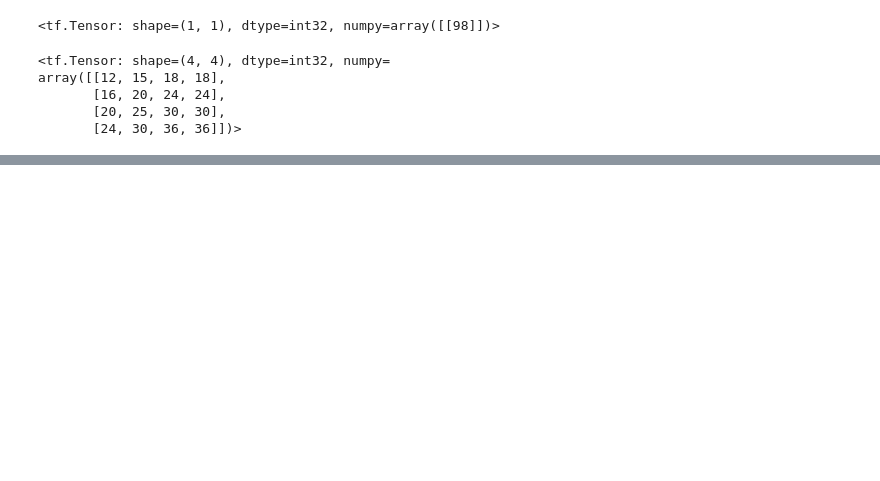
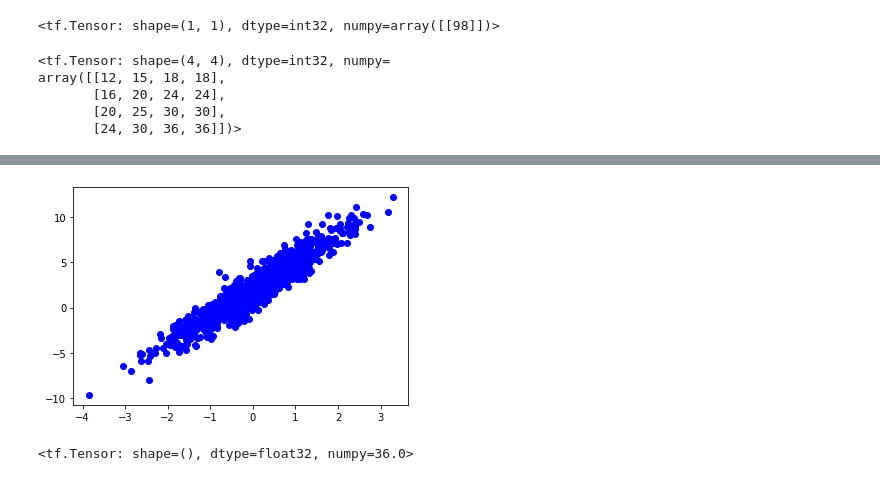
Before and after one commit to nitinkumar62011/Python-libraries-practice, a Jupyter notebook: tensorflow/tensorflow_practice.ipynb, the cells around one changed output, grey strips where cells are left out. Cells and saved outputs as stored; diff of their text form; code cells hidden in the pictures; blank space fills up the shorter version.

Commit message:
working on tensorflow with creation of model

```diff
--- a/tensorflow/tensorflow_practice.ipynb
+++ b/tensorflow/tensorflow_practice.ipynb
@@ -69,0 +260,5 @@ array([[12, 15, 18, 18],
+# %%
+plt.scatter(x,y_noise,c='b')
+plt.show()
+# %% [output]
+[figure, added]
@@ -69,0 +275,4 @@ array([[12, 15, 18, 18],
+# %%
+model(9)
+# %% [output]
+<tf.Tensor: shape=(), dtype=float32, numpy=36.0>
```
Also changed, not shown: parts of 38 cells of this notebook, 5 other files.
